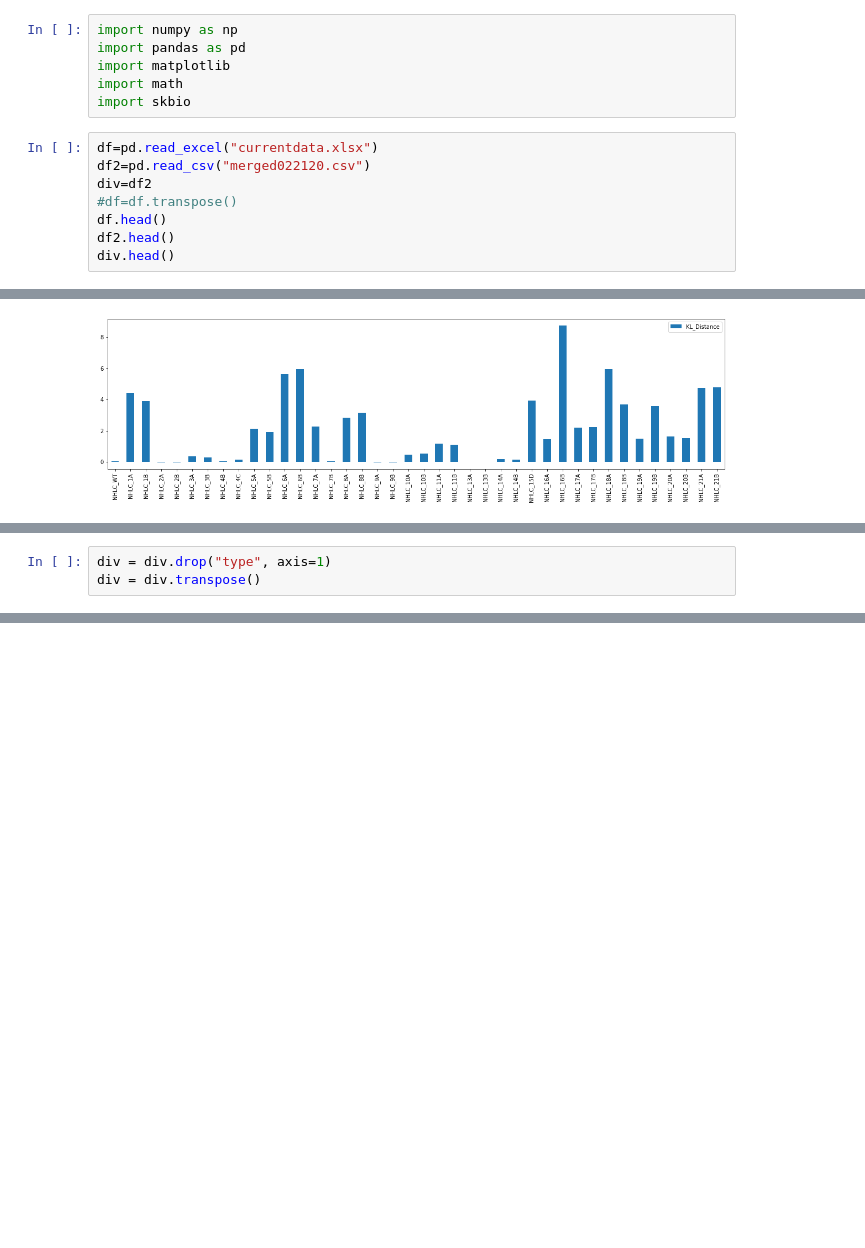
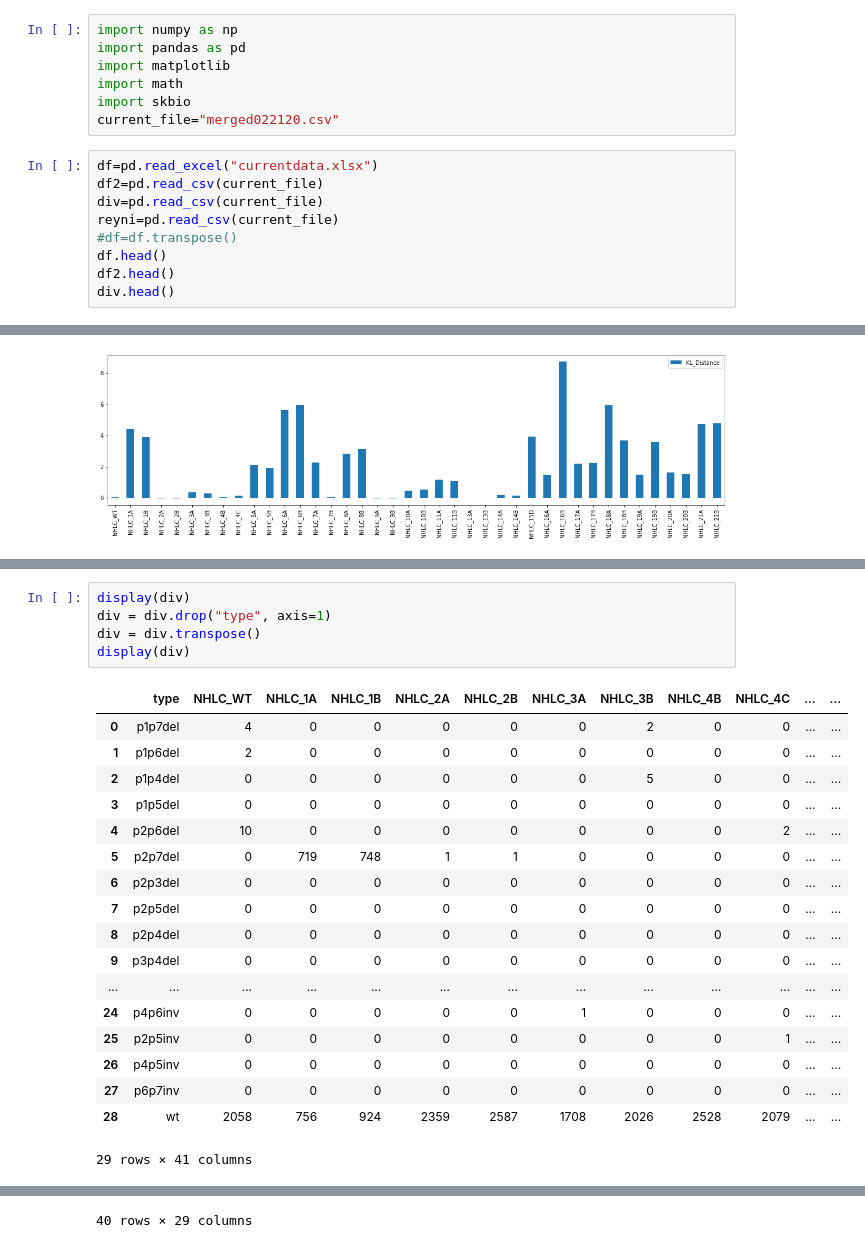
Before and after one commit to Nekose/nampun_research, a Jupyter notebook: Nampun_Research/Data Processing.ipynb, the cells around one changed output, grey strips where cells are left out. Cells and saved outputs as stored; diff of their text form; blank space fills up the shorter version.

Commit message:
Working on creating reyni diversity calc

```diff
--- a/Nampun_Research/Data Processing.ipynb
+++ b/Nampun_Research/Data Processing.ipynb
@@ -4,10 +4,12 @@ import pandas as pd
 import matplotlib
 import math
 import skbio
+current_file="merged022120.csv"
 # %%
 df=pd.read_excel("currentdata.xlsx")
-df2=pd.read_csv("merged022120.csv")
-div=df2
+df2=pd.read_csv(current_file)
+div=pd.read_csv(current_file)
+reyni=pd.read_csv(current_file)
 #df=df.transpose()
 df.head()
 df2.head()
@@ -157,3 +145,24 @@ skbio.diversity.get_alpha_diversity_metrics()
 # %%
+display(div)
 div = div.drop("type", axis=1)
 div = div.transpose()
+display(div)
+# %% [output]
+|  | type | NHLC_WT | NHLC_1A | NHLC_1B | NHLC_2A | NHLC_2B | NHLC_3A | NHLC_3B | NHLC_4B | NHLC_4C | ... | ... |
+| 0 | p1p7del | 4 | 0 | 0 | 0 | 0 | 0 | 2 | 0 | 0 | ... | ... |
+| 1 | p1p6del | 2 | 0 | 0 | 0 | 0 | 0 | 0 | 0 | 0 | ... | ... |
+| 2 | p1p4del | 0 | 0 | 0 | 0 | 0 | 0 | 5 | 0 | 0 | ... | ... |
+| 3 | p1p5del | 0 | 0 | 0 | 0 | 0 | 0 | 0 | 0 | 0 | ... | ... |
+| 4 | p2p6del | 10 | 0 | 0 | 0 | 0 | 0 | 0 | 0 | 2 | ... | ... |
+| 5 | p2p7del | 0 | 719 | 748 | 1 | 1 | 0 | 0 | 0 | 0 | ... | ... |
+| 6 | p2p3del | 0 | 0 | 0 | 0 | 0 | 0 | 0 | 0 | 0 | ... | ... |
+| 7 | p2p5del | 0 | 0 | 0 | 0 | 0 | 0 | 0 | 0 | 0 | ... | ... |
+| 8 | p2p4del | 0 | 0 | 0 | 0 | 0 | 0 | 0 | 0 | 0 | ... | ... |
+| 9 | p3p4del | 0 | 0 | 0 | 0 | 0 | 0 | 0 | 0 | 0 | ... | ... |
+| ... | ... | ... | ... | ... | ... | ... | ... | ... | ... | ... | ... | ... |
+| 24 | p4p6inv | 0 | 0 | 0 | 0 | 0 | 1 | 0 | 0 | 0 | ... | ... |
+| 25 | p2p5inv | 0 | 0 | 0 | 0 | 0 | 0 | 0 | 0 | 1 | ... | ... |
+| 26 | p4p5inv | 0 | 0 | 0 | 0 | 0 | 0 | 0 | 0 | 0 | ... | ... |
+| 27 | p6p7inv | 0 | 0 | 0 | 0 | 0 | 0 | 0 | 0 | 0 | ... | ... |
+| 28 | wt | 2058 | 756 | 924 | 2359 | 2587 | 1708 | 2026 | 2528 | 2079 | ... | ... |
+29 rows × 41 columns
@@ -160 +186,2 @@ div = div.transpose()
+40 rows × 29 columns
 # %%
```
Also changed, not shown: parts of 6 cells of this notebook.
